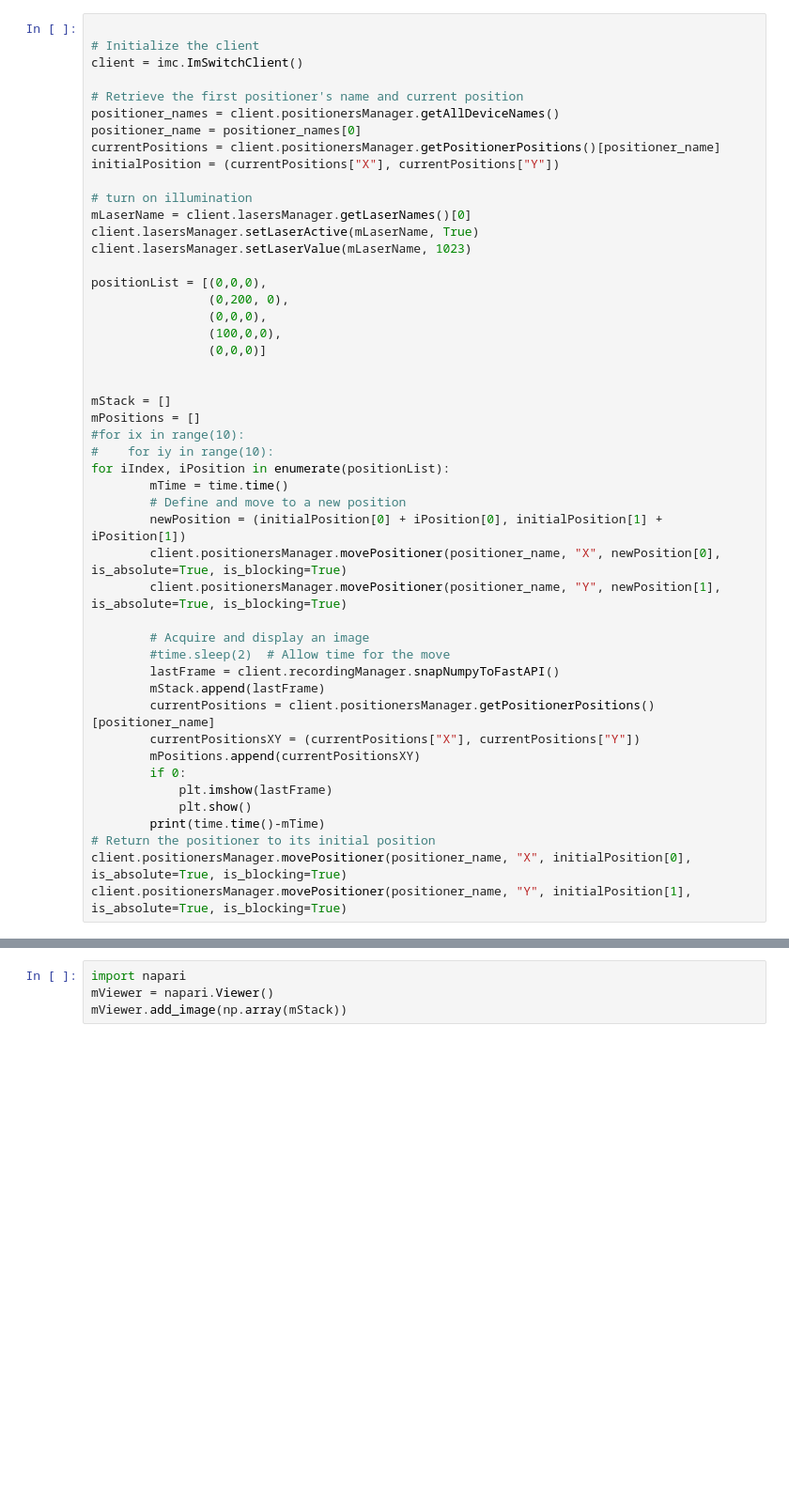
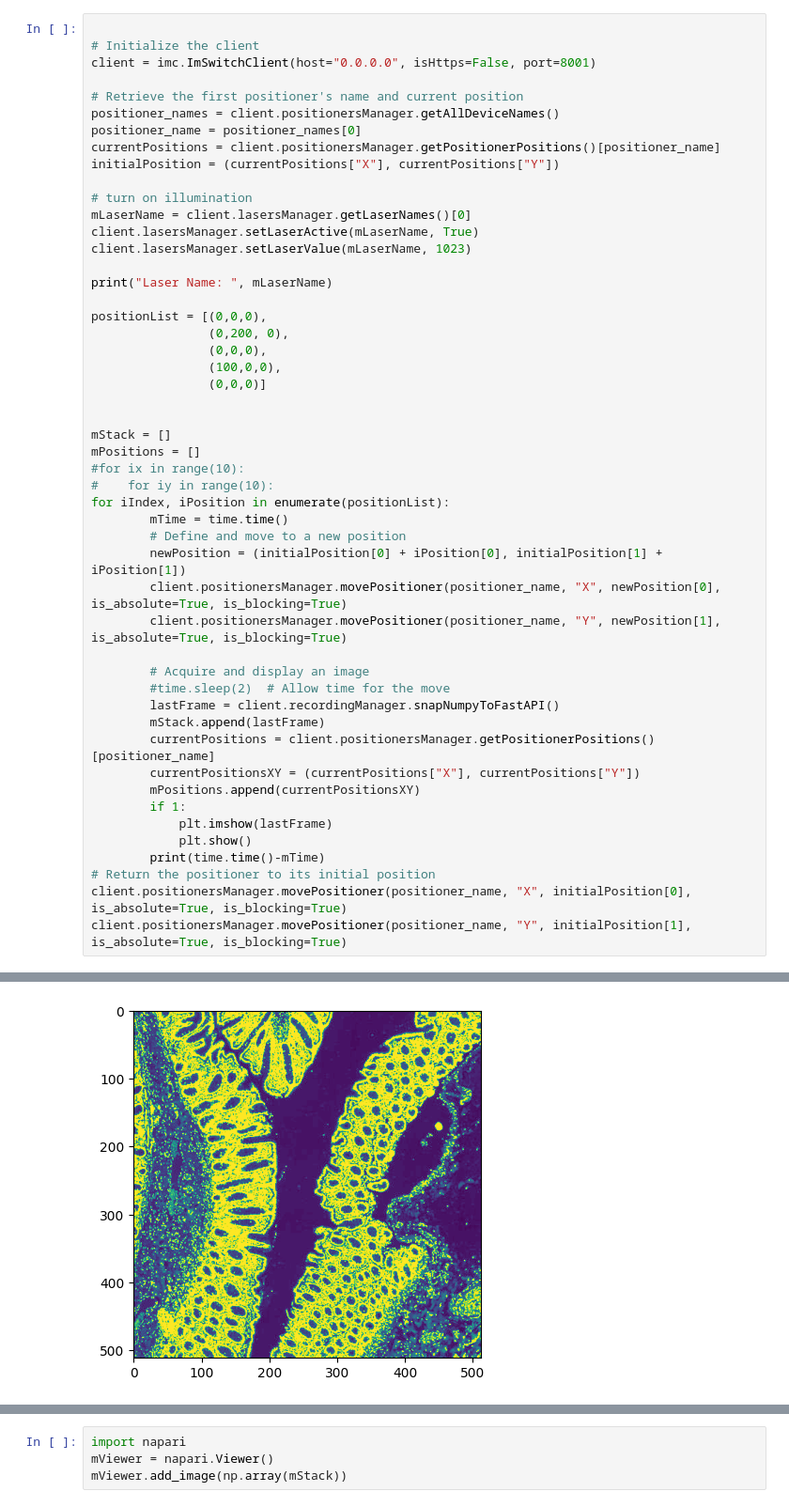
Before and after one commit to openUC2/imswitchclient, a Jupyter notebook: examples/StageCalibration.ipynb, the cells around one changed output, grey strips where cells are left out. Shown at 94% size. Drawn from its saved outputs; the diff is of its cells as text; blank space fills up the shorter version.

Commit message:
minor changes on the histo side

```diff
--- a/examples/StageCalibration.ipynb
+++ b/examples/StageCalibration.ipynb
@@ -14,7 +9,7 @@ Could not fetch URL https://pypi.org/simple/pip/: There was a problem confirming
 # %%
 
 # Initialize the client
-client = imc.ImSwitchClient()
+client = imc.ImSwitchClient(host="0.0.0.0", isHttps=False, port=8001)
 
 # Retrieve the first positioner's name and current position
 positioner_names = client.positionersManager.getAllDeviceNames()
@@ -26,6 +21,8 @@ initialPosition = (currentPositions["X"], currentPositions["Y"])
 mLaserName = client.lasersManager.getLaserNames()[0]
 client.lasersManager.setLaserActive(mLaserName, True)
 client.lasersManager.setLaserValue(mLaserName, 1023)
+
+print("Laser Name: ", mLaserName)
 
 positionList = [(0,0,0),
                 (0,200, 0),
@@ -52,7 +49,7 @@ for iIndex, iPosition in enumerate(positionList):
         currentPositions = client.positionersManager.getPositionerPositions()[positioner_name]
         currentPositionsXY = (currentPositions["X"], currentPositions["Y"])
         mPositions.append(currentPositionsXY)
-        if 0:
+        if 1:
             plt.imshow(lastFrame)
             plt.show()
         print(time.time()-mTime)
@@ -63,0 +61 @@ client.positionersManager.movePositioner(positioner_name, "Y", initialPosition[1
+[figure, added]
```
Also changed, not shown: parts of 2 cells of this notebook, 1 other file.
